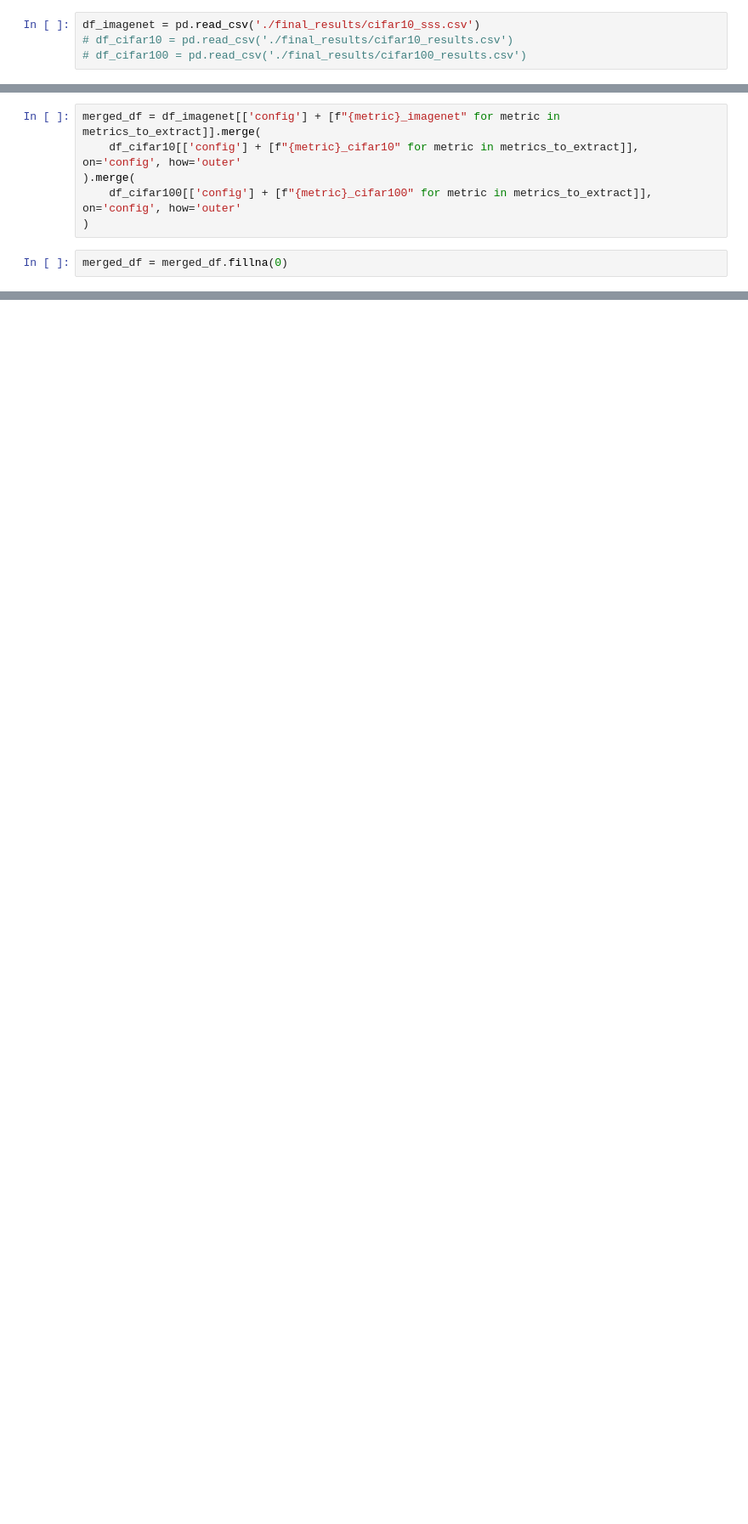
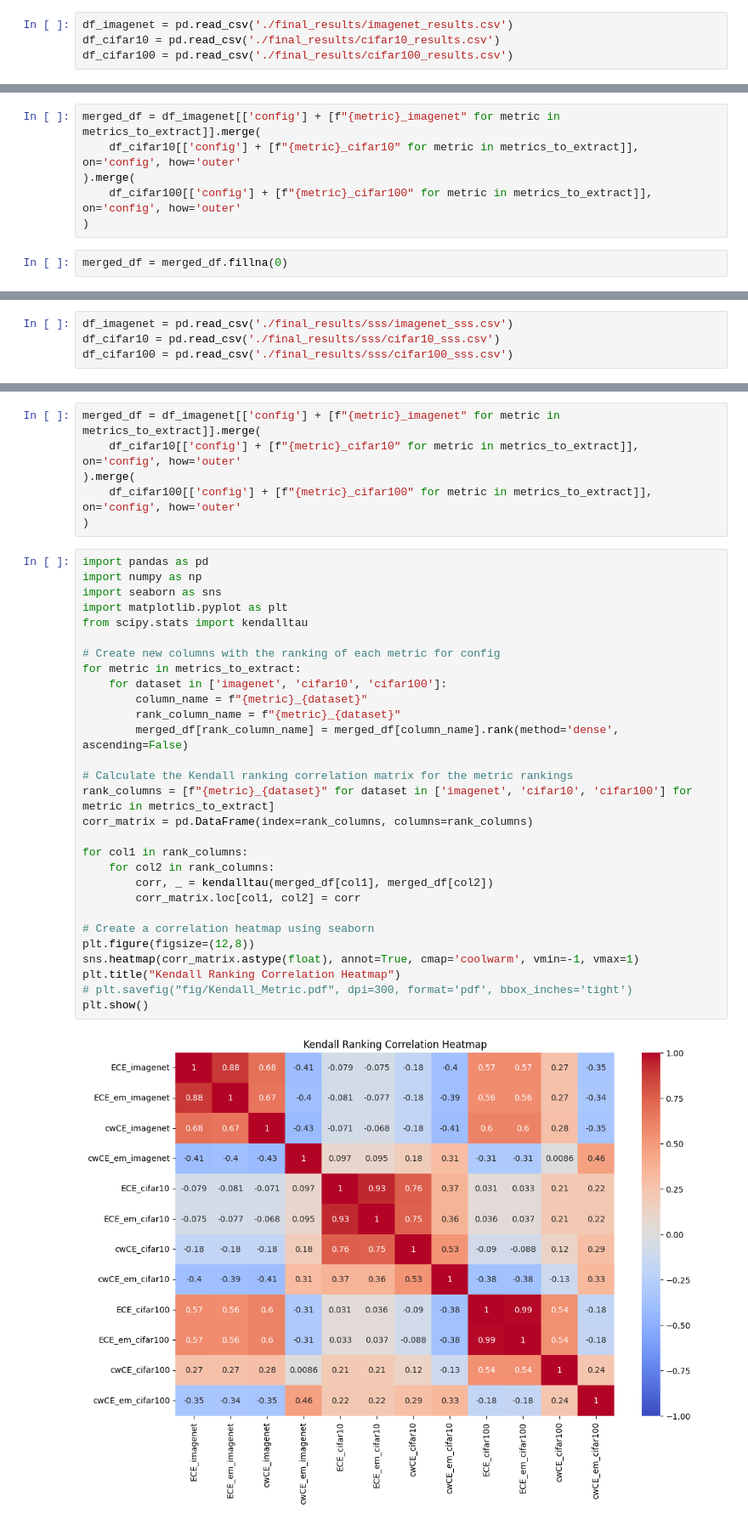
Before and after one commit to johnnyzyn/project_calibration, a Jupyter notebook: kendal_ranking_graphing.ipynb, the cells around one changed output, grey strips where cells are left out. Shown at 85% size. Saved outputs shown, nothing was run; the diff lists cells and outputs as text; blank space fills up the shorter version.

```diff
--- a/kendal_ranking_graphing.ipynb
+++ b/kendal_ranking_graphing.ipynb
@@ -4,9 +4,9 @@ import seaborn as sns
 import matplotlib.pyplot as plt
 # Set the font family to Times New Roman
 # %%
-df_imagenet = pd.read_csv('./final_results/cifar10_sss.csv')
-# df_cifar10 = pd.read_csv('./final_results/cifar10_results.csv')
-# df_cifar100 = pd.read_csv('./final_results/cifar100_results.csv')
+df_imagenet = pd.read_csv('./final_results/imagenet_results.csv')
+df_cifar10 = pd.read_csv('./final_results/cifar10_results.csv')
+df_cifar100 = pd.read_csv('./final_results/cifar100_results.csv')
 # %%
 def get_ece_15_bins(ece_str):
     ece_data = eval(ece_str)
@@ -62 +130,5 @@ merged_df = merged_df.fillna(0)
+# %%
+df_imagenet = pd.read_csv('./final_results/sss/imagenet_sss.csv')
+df_cifar10 = pd.read_csv('./final_results/sss/cifar10_sss.csv')
+df_cifar100 = pd.read_csv('./final_results/sss/cifar100_sss.csv')
 # %%
@@ -71,0 +197,37 @@ plot_df =df[['ece_imagenet', 'ece_em_imagenet',
+# %%
+merged_df = df_imagenet[['config'] + [f"{metric}_imagenet" for metric in metrics_to_extract]].merge(
+    df_cifar10[['config'] + [f"{metric}_cifar10" for metric in metrics_to_extract]], on='config', how='outer'
+).merge(
+    df_cifar100[['config'] + [f"{metric}_cifar100" for metric in metrics_to_extract]], on='config', how='outer'
+)
+# %%
+import pandas as pd
+import numpy as np
+import seaborn as sns
+import matplotlib.pyplot as plt
+from scipy.stats import kendalltau
+
+# Create new columns with the ranking of each metric for config
+for metric in metrics_to_extract:
+    for dataset in ['imagenet', 'cifar10', 'cifar100']:
+        column_name = f"{metric}_{dataset}"
+        rank_column_name = f"{metric}_{dataset}"
+        merged_df[rank_column_name] = merged_df[column_name].rank(method='dense', ascending=False)
+
+# Calculate the Kendall ranking correlation matrix for the metric rankings
+rank_columns = [f"{metric}_{dataset}" for dataset in ['imagenet', 'cifar10', 'cifar100'] for metric in metrics_to_extract]
+corr_matrix = pd.DataFrame(index=rank_columns, columns=rank_columns)
+
+for col1 in rank_columns:
+    for col2 in rank_columns:
+        corr, _ = kendalltau(merged_df[col1], merged_df[col2])
+        corr_matrix.loc[col1, col2] = corr
+
+# Create a correlation heatmap using seaborn
+plt.figure(figsize=(12,8))
+sns.heatmap(corr_matrix.astype(float), annot=True, cmap='coolwarm', vmin=-1, vmax=1)
+plt.title("Kendall Ranking Correlation Heatmap")
+# plt.savefig("fig/Kendall_Metric.pdf", dpi=300, format='pdf', bbox_inches='tight')
+plt.show()
+# %% [output]
+[figure, added]
```
Also changed, not shown: parts of 20 cells of this notebook, 6 other files.
